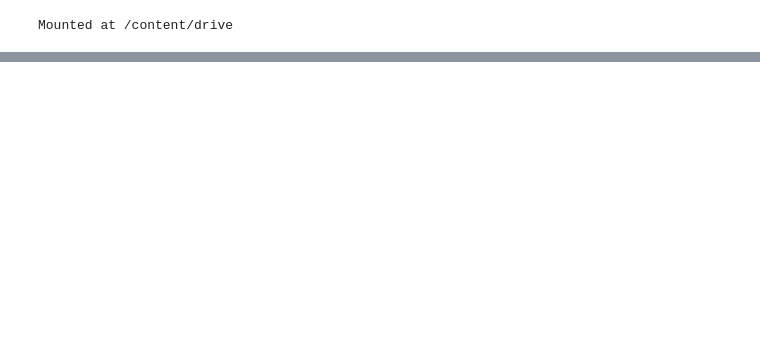
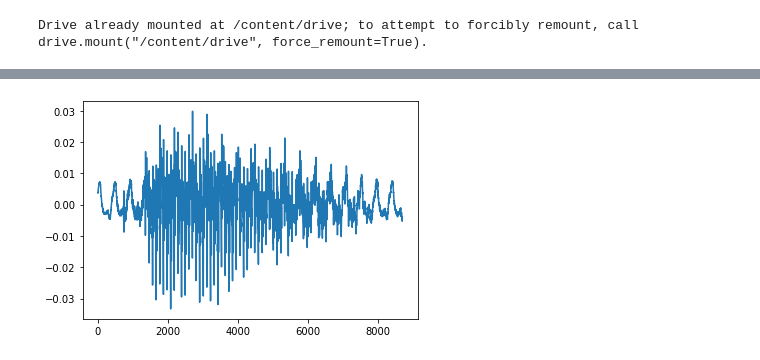
Before and after one commit to anhvu1214/Xltn, a Jupyter notebook: DTW.ipynb, the cells around one changed output, grey strips where cells are left out. Cells and saved outputs as stored; diff of their text form; code cells hidden in the pictures; blank space fills up the shorter version.

Commit message:
Được tạo bằng Colaboratory

```diff
--- a/DTW.ipynb
+++ b/DTW.ipynb
@@ -24,5 +17,8 @@ Successfully installed dtw-1.4.0
-# %%
-from google.colab import drive
-drive.mount('/content/drive')
-# %% [output]
-Mounted at /content/drive
+# %%
+from google.colab import drive
+drive.mount('/content/drive')
+yTest, srTest = librosa.load('/content/drive/MyDrive/Hoc/Xltn/Audio/A-2.wav')
+plt.plot(yTest)
+IPython.display.Audio(data=yTest, rate=srTest)
+# %% [output]
+Drive already mounted at /content/drive; to attempt to forcibly remount, call drive.mount("/content/drive", force_remount=True).
@@ -28,0 +26 @@ Mounted at /content/drive
+[figure, added]
```
Also changed, not shown: parts of 13 cells of this notebook.
